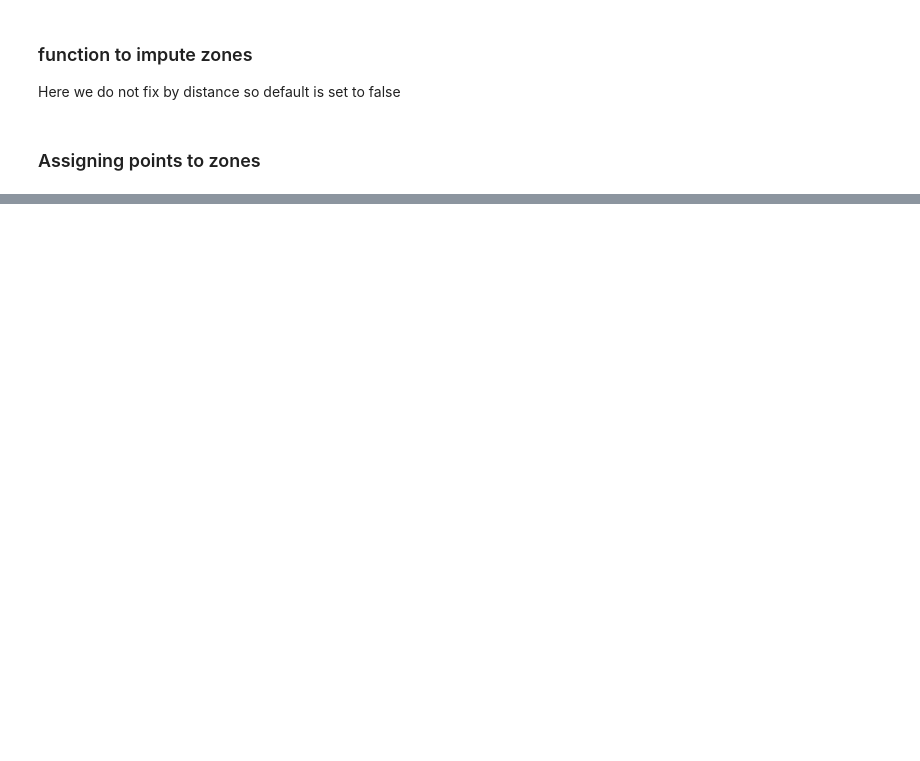
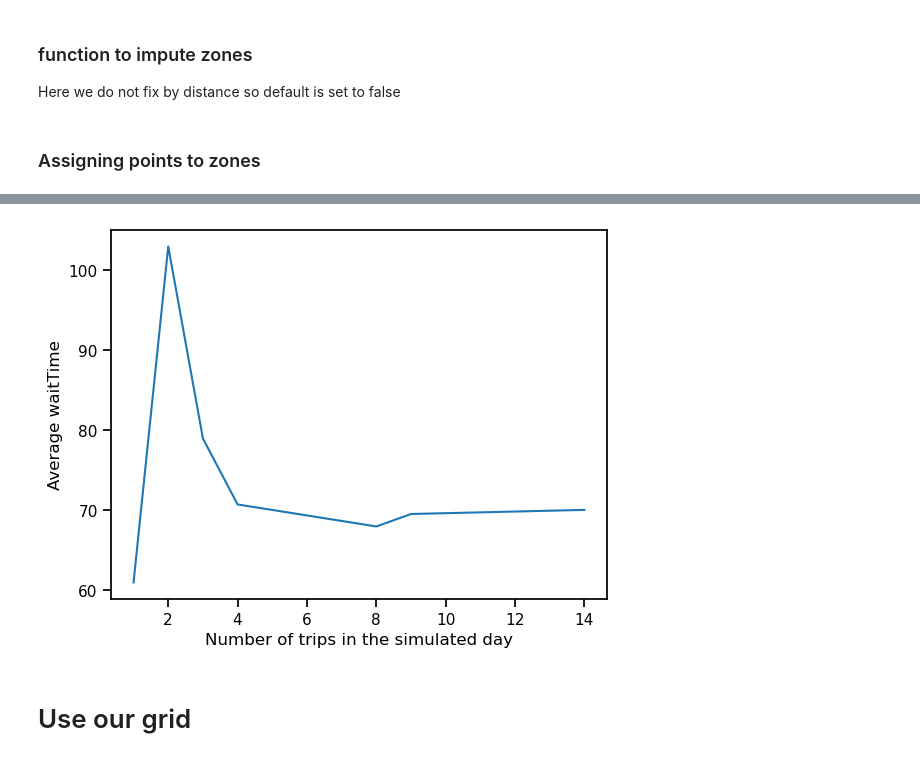
Before and after one commit to Sx-ETH/eqasim-java, a Jupyter notebook: switzerland/WaitTimeValidation/plot_zonal_averages.ipynb, the cells around one changed output, grey strips where cells are left out. Saved outputs shown, nothing was run; the diff lists cells and outputs as text; code cells hidden in the pictures; blank space fills up the shorter version.

```diff
--- a/switzerland/WaitTimeValidation/plot_zonal_averages.ipynb
+++ b/switzerland/WaitTimeValidation/plot_zonal_averages.ipynb
@@ -305,0 +303,17 @@ ax.set_axis_off()
+# %%
+def plot_column_by_trip_density(drt_legs_with_zone_id, zone_id_field, column):
+    sns.set_context('notebook')
+    grouped_by_n_trips = drt_legs_with_zone_id.groupby(zone_id_field) \
+                            .agg(columnAvg=(column, 'mean'), nTrips=('trip_id','size')) \
+                            .groupby('nTrips') \
+                            .columnAvg.mean()
+    plt.plot(grouped_by_n_trips)
+    plt.xlabel('Number of trips in the simulated day')
+    plt.ylabel('Average ' + column)
+    plt.show()
+# %%
+plot_column_by_trip_density(df, 'district_id', 'waitTime')
+# %% [output]
+[figure, added]
+# %% [markdown]
+# Use our grid
```
Also changed, not shown: parts of 34 cells of this notebook, 3 other files.
